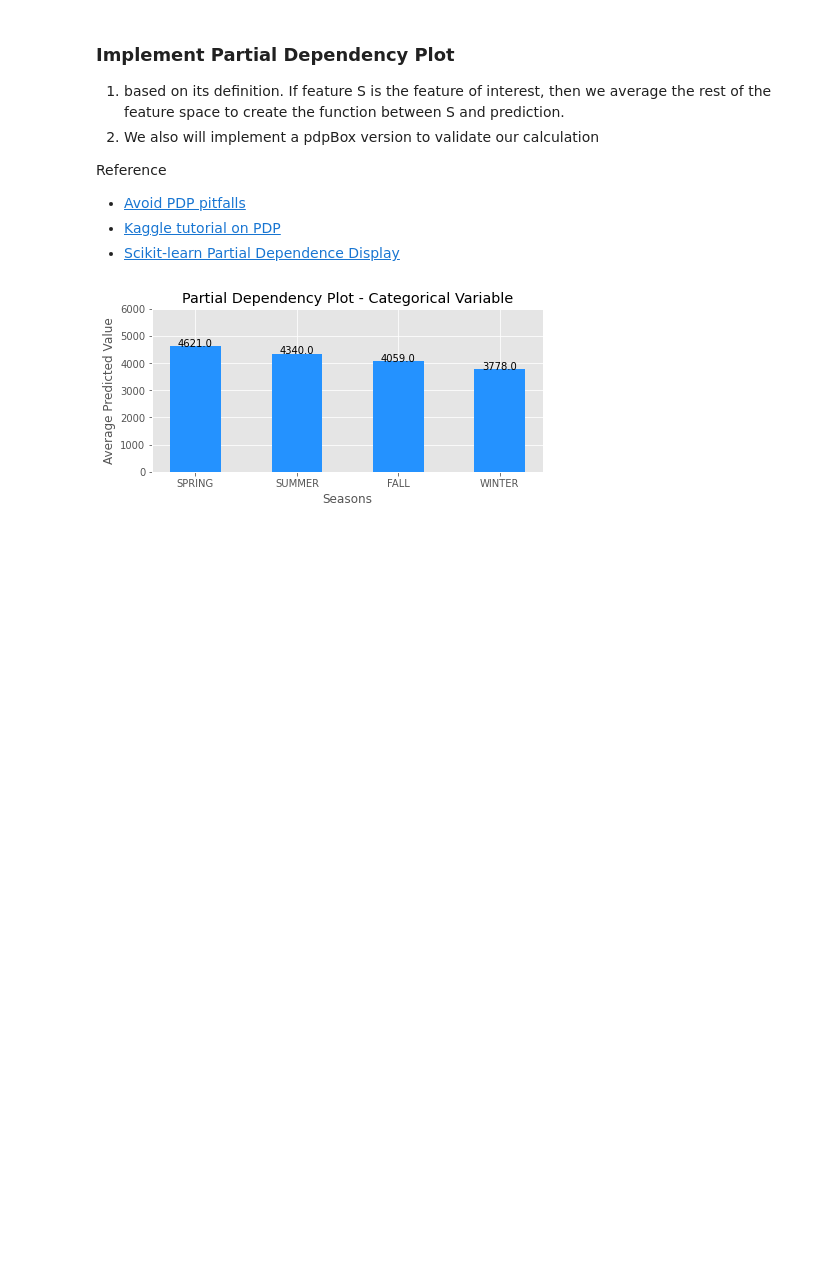
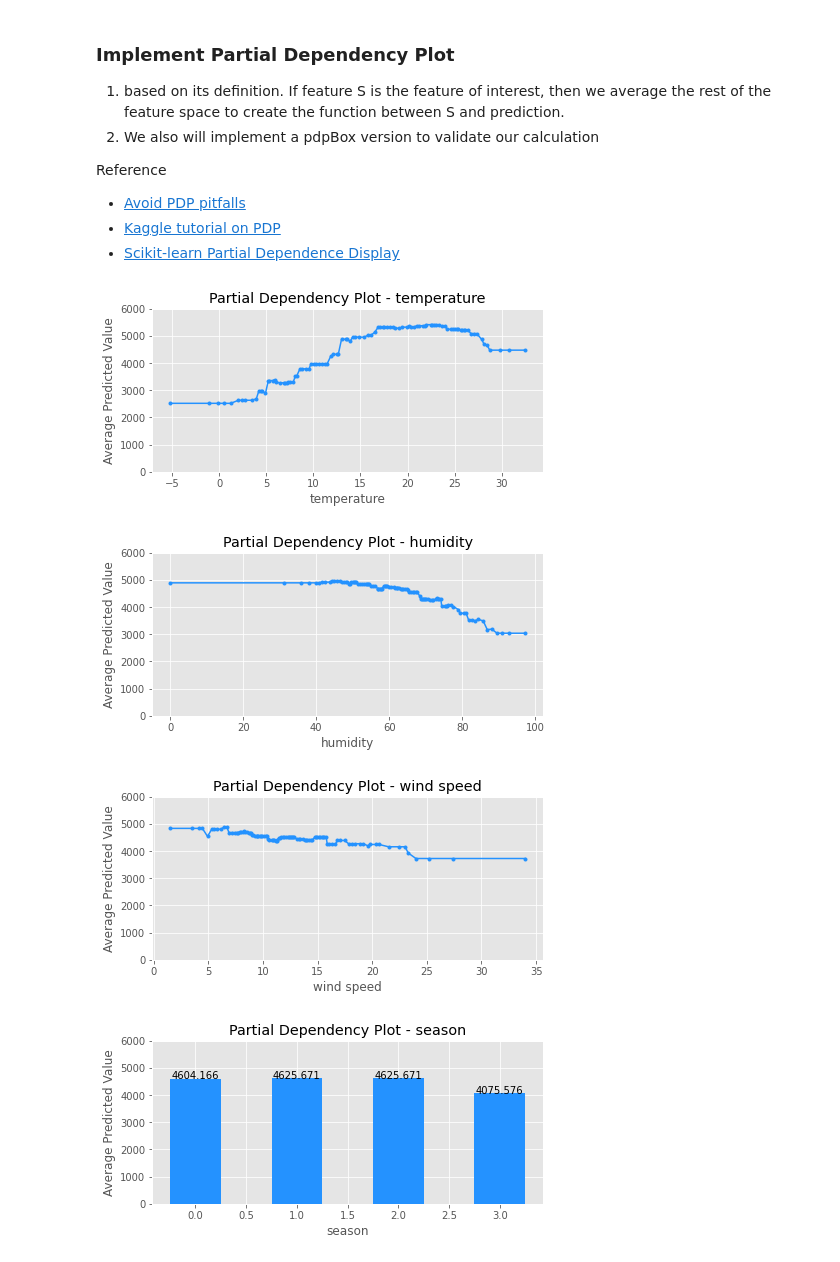
Before and after one commit to yuchen0908/explainable_ml, a Jupyter notebook: s8.1_pdp.ipynb, the cells around one changed output. Cells and saved outputs as stored; diff of their text form; code cells hidden in the pictures; blank space fills up the shorter version.

```diff
--- a/s8.1_pdp.ipynb
+++ b/s8.1_pdp.ipynb
@@ -87,39 +87,3 @@ feature_df
 <li><a href="https://www.kaggle.com/code/satyads/how-not-to-interpret-a-partial-dependence-plot?scriptVersionId=46333836">Kaggle tutorial on PDP</a></li>
 <li><a href="https://scikit-learn.org/stable/modules/partial_dependence.html">Scikit-learn Partial Dependence Display</a></li>
 </ul>
-# %%
-# method 1 - based on definition
-
-# for regression prediction and categorical feature - Season
-# s1. we have replaced the categorical values one by one in the feature
-# s2. since we have four unique values in the feature, accordingly we have four X feature input matrix
-# s3. using the four input matrix to predict and averaged them.
-
-pdp_feature = 'season_encoded'
-pdp_feature_value = [1,2,3,4]
-pdp_predicted = []
-
-# calculate average
-for v in pdp_feature_value:
-    temp_df = outcome_df.copy()
-    temp_df.loc[:, pdp_feature] = v
-    pdp_predicted.append(
-        np.mean(lasso_model.predict(temp_df[feature_cols].to_numpy()))
-        )
-# get pdp result
-pdp_outcome = np.hstack([np.array(pdp_feature_value).reshape(-1,1)\
-    , np.round(np.array(pdp_predicted).reshape(-1,1),0)])
-
-# plot the result
-f,ax = plt.subplots(figsize=(7,3))
-ax.bar(x=list(pdp_outcome[:,0]), height=list(pdp_outcome[:,1]), width = 0.5, align='center', tick_label=encode_map.get('season'), color = colour_collection.get('blue'))
-ax.set_title("Partial Dependency Plot - Categorical Variable")
-ax.set_xlabel("Seasons")
-ax.set_ylabel("Average Predicted Value")
-# adding labels to the chart
-for i in pdp_feature_value:
-    ax.text(i, pdp_outcome[i-1,1], pdp_outcome[i-1,1],horizontalalignment='center')
-ax.set_ylim(0,6000)
-plt.show()
-# %% [output]
-[figure, removed]
@@ -128,0 +144,11 @@ pdp_feature = 'temp'
+# %%
+# plotting variables for bike data
+blueprint = {'temperature':0, 'humidity':1, 'wind speed':2, 'season':4}
+for k,v in blueprint.items():
+    g=plot_pdp(gradient_tree_model, X, v, var_name = k, ylim=(0,6000), n_split=100)
+    g.show()
+# %% [output]
+[figure, added]
+[figure, added]
+[figure, added]
+[figure, added]
```
Also changed, not shown: parts of 2 cells of this notebook, 1 other file.
